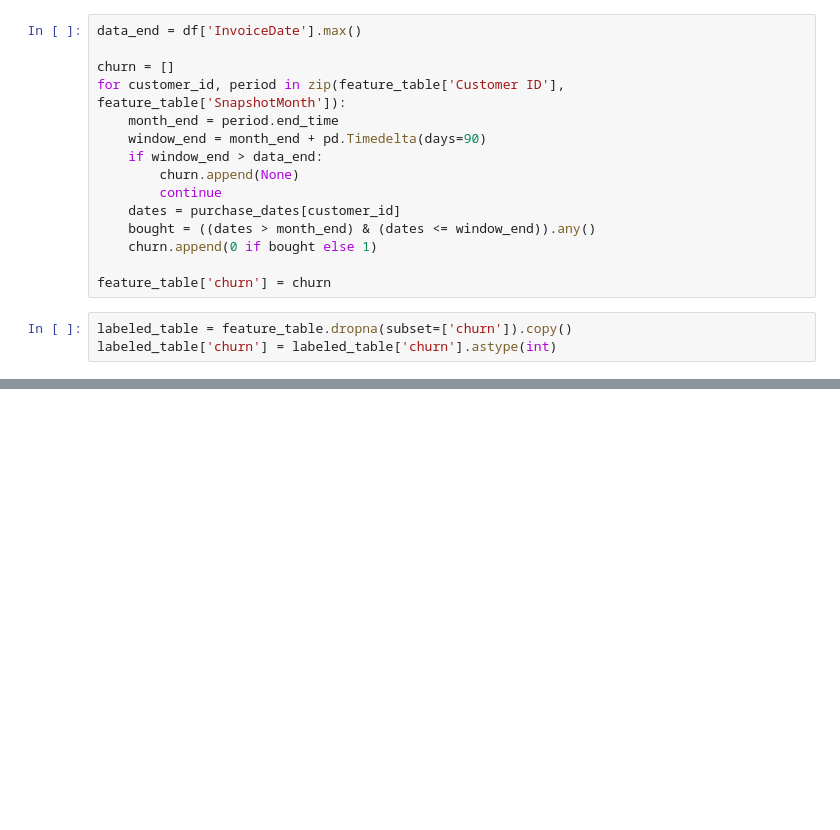
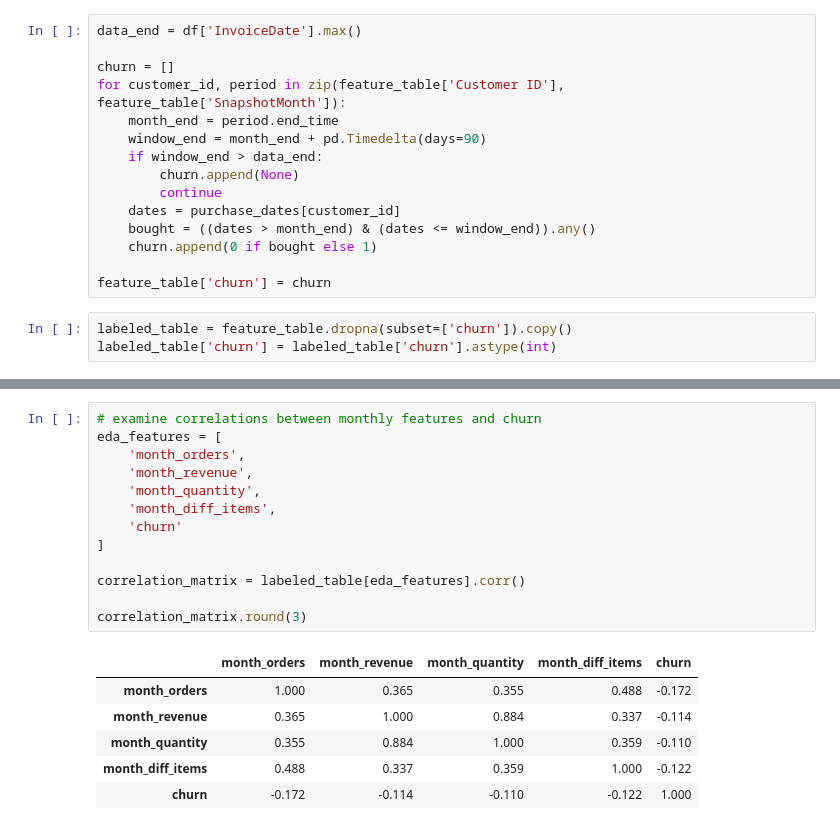
Before and after one commit to Break-Through-Tech/Amazon-1A-discovering-customer-lifecycle-states-and-behavioral-drift-for-early-churn-detection, a Jupyter notebook: notebooks/EDA.ipynb, the cells around one changed output, grey strips where cells are left out. Cells and saved outputs as stored; diff of their text form; blank space fills up the shorter version.

```diff
--- a/notebooks/EDA.ipynb
+++ b/notebooks/EDA.ipynb
@@ -150,0 +264,20 @@ labeled_table['churn'] = labeled_table['churn'].astype(int)
+# %%
+# examine correlations between monthly features and churn
+eda_features = [
+    'month_orders',
+    'month_revenue',
+    'month_quantity',
+    'month_diff_items',
+    'churn'
+]
+
+correlation_matrix = labeled_table[eda_features].corr()
+
+correlation_matrix.round(3)
+# %% [output]
+|  | month_orders | month_revenue | month_quantity | month_diff_items | churn |
+| month_orders | 1.000 | 0.365 | 0.355 | 0.488 | -0.172 |
+| month_revenue | 0.365 | 1.000 | 0.884 | 0.337 | -0.114 |
+| month_quantity | 0.355 | 0.884 | 1.000 | 0.359 | -0.110 |
+| month_diff_items | 0.488 | 0.337 | 0.359 | 1.000 | -0.122 |
+| churn | -0.172 | -0.114 | -0.110 | -0.122 | 1.000 |
```
Also changed, not shown: parts of 24 cells of this notebook.
